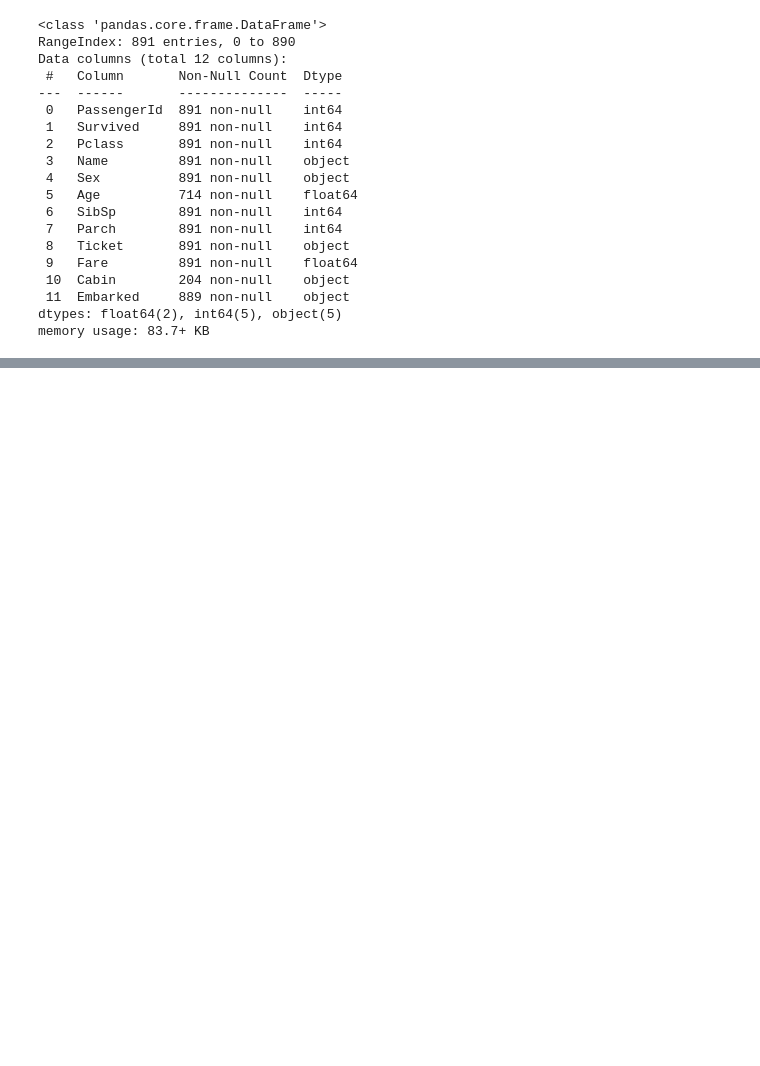
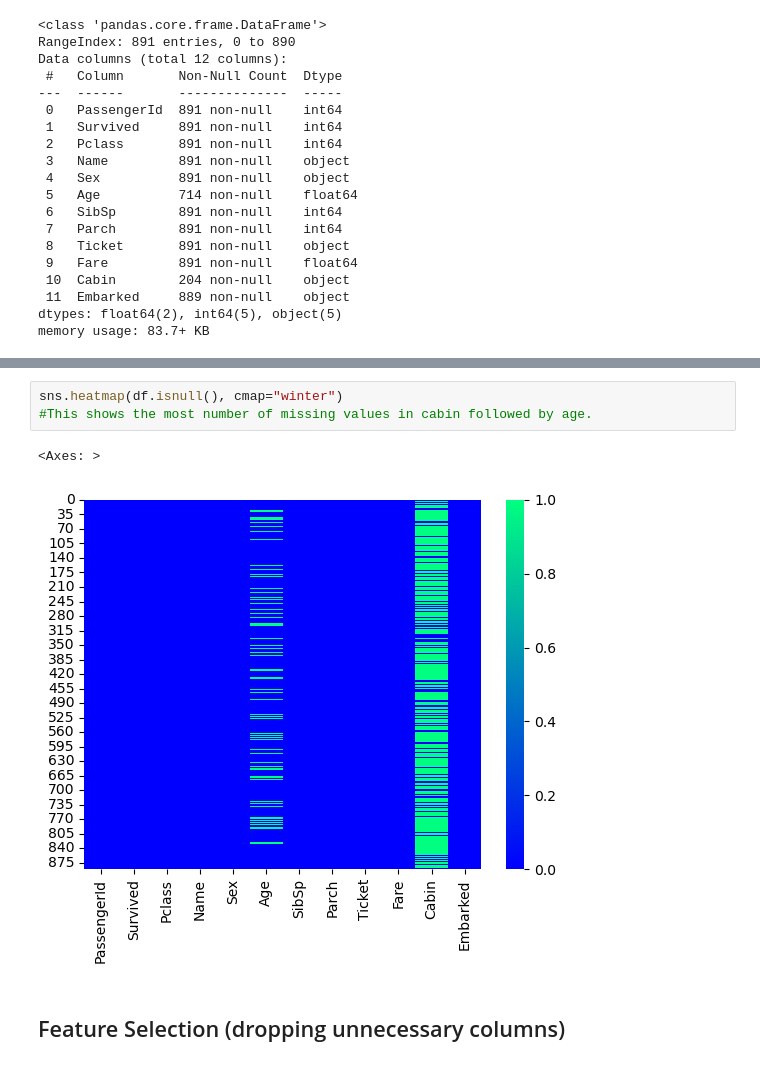
Before and after one commit to Vanshaj14Mohan/Codsoft-projects, a Jupyter notebook: Backup/task.ipynb, the cells around one changed output, grey strips where cells are left out. Cells and saved outputs as stored; diff of their text form; blank space fills up the shorter version.

```diff
--- a/Backup/task.ipynb
+++ b/Backup/task.ipynb
@@ -53,0 +158,8 @@ memory usage: 83.7+ KB
+# %%
+sns.heatmap(df.isnull(), cmap="winter")
+#This shows the most number of missing values in cabin followed by age.
+# %% [output]
+<Axes: >
+[figure, added]
+# %% [markdown]
+## Feature Selection (dropping unnecessary columns)
```
Also changed, not shown: parts of 20 cells of this notebook, 1 other file.
